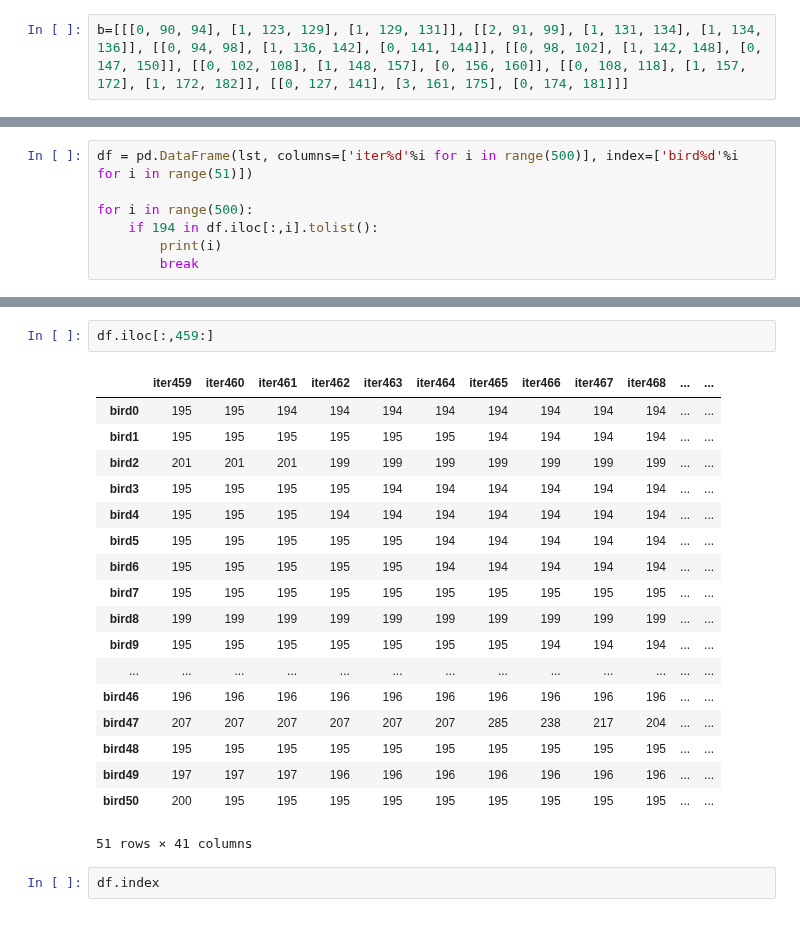
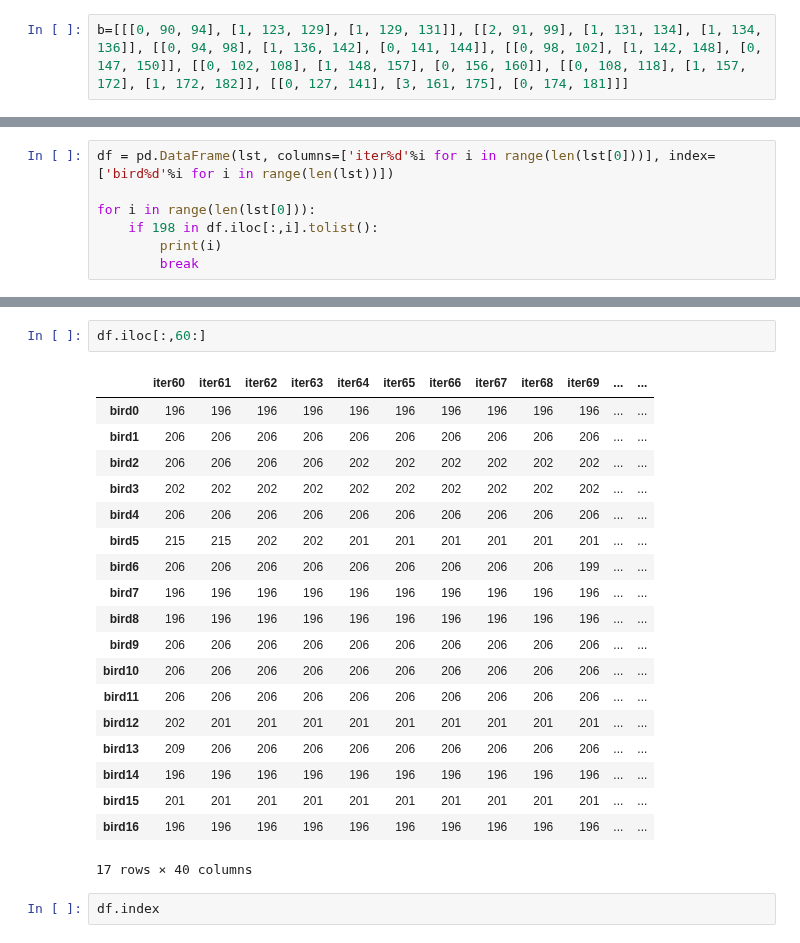
Before and after one commit to dawnohdawn/multi-object-JSSP-with-lot-spliting, a Jupyter notebook: 邻域算子试验.ipynb, the cells around one changed output, grey strips where cells are left out. Cells and saved outputs as stored; diff of their text form.

```diff
--- a/邻域算子试验.ipynb
+++ b/邻域算子试验.ipynb
@@ -37,8 +43,8 @@ lst=[[278, 264, 261, 252, 252, 252, 252, 250, 230, 230, 230, 230, 230, 230, 230,
 # %%
-df = pd.DataFrame(lst, columns=['iter%d'%i for i in range(500)], index=['bird%d'%i for i in range(51)])
+df = pd.DataFrame(lst, columns=['iter%d'%i for i in range(len(lst[0]))], index=['bird%d'%i for i in range(len(lst))])
 
-for i in range(500):
-    if 194 in df.iloc[:,i].tolist():
+for i in range(len(lst[0])):
+    if 198 in df.iloc[:,i].tolist():
         print(i)
         break
 # %% [output]
@@ -51,24 +57,25 @@ for i in range(500):
 # %%
-df.iloc[:,459:]
+df.iloc[:,60:]
 # %% [output]
-|  | iter459 | iter460 | iter461 | iter462 | iter463 | iter464 | iter465 | iter466 | iter467 | iter468 | ... | ... |
-| bird0 | 195 | 195 | 194 | 194 | 194 | 194 | 194 | 194 | 194 | 194 | ... | ... |
-| bird1 | 195 | 195 | 195 | 195 | 195 | 195 | 194 | 194 | 194 | 194 | ... | ... |
-| bird2 | 201 | 201 | 201 | 199 | 199 | 199 | 199 | 199 | 199 | 199 | ... | ... |
-| bird3 | 195 | 195 | 195 | 195 | 194 | 194 | 194 | 194 | 194 | 194 | ... | ... |
-| bird4 | 195 | 195 | 195 | 194 | 194 | 194 | 194 | 194 | 194 | 194 | ... | ... |
-| bird5 | 195 | 195 | 195 | 195 | 195 | 194 | 194 | 194 | 194 | 194 | ... | ... |
-| bird6 | 195 | 195 | 195 | 195 | 195 | 194 | 194 | 194 | 194 | 194 | ... | ... |
-| bird7 | 195 | 195 | 195 | 195 | 195 | 195 | 195 | 195 | 195 | 195 | ... | ... |
-| bird8 | 199 | 199 | 199 | 199 | 199 | 199 | 199 | 199 | 199 | 199 | ... | ... |
-| bird9 | 195 | 195 | 195 | 195 | 195 | 195 | 195 | 194 | 194 | 194 | ... | ... |
-| ... | ... | ... | ... | ... | ... | ... | ... | ... | ... | ... | ... | ... |
-| bird46 | 196 | 196 | 196 | 196 | 196 | 196 | 196 | 196 | 196 | 196 | ... | ... |
-| bird47 | 207 | 207 | 207 | 207 | 207 | 207 | 285 | 238 | 217 | 204 | ... | ... |
-| bird48 | 195 | 195 | 195 | 195 | 195 | 195 | 195 | 195 | 195 | 195 | ... | ... |
-| bird49 | 197 | 197 | 197 | 196 | 196 | 196 | 196 | 196 | 196 | 196 | ... | ... |
-| bird50 | 200 | 195 | 195 | 195 | 195 | 195 | 195 | 195 | 195 | 195 | ... | ... |
+|  | iter60 | iter61 | iter62 | iter63 | iter64 | iter65 | iter66 | iter67 | iter68 | iter69 | ... | ... |
+| bird0 | 196 | 196 | 196 | 196 | 196 | 196 | 196 | 196 | 196 | 196 | ... | ... |
+| bird1 | 206 | 206 | 206 | 206 | 206 | 206 | 206 | 206 | 206 | 206 | ... | ... |
+| bird2 | 206 | 206 | 206 | 206 | 202 | 202 | 202 | 202 | 202 | 202 | ... | ... |
+| bird3 | 202 | 202 | 202 | 202 | 202 | 202 | 202 | 202 | 202 | 202 | ... | ... |
+| bird4 | 206 | 206 | 206 | 206 | 206 | 206 | 206 | 206 | 206 | 206 | ... | ... |
+| bird5 | 215 | 215 | 202 | 202 | 201 | 201 | 201 | 201 | 201 | 201 | ... | ... |
+| bird6 | 206 | 206 | 206 | 206 | 206 | 206 | 206 | 206 | 206 | 199 | ... | ... |
+| bird7 | 196 | 196 | 196 | 196 | 196 | 196 | 196 | 196 | 196 | 196 | ... | ... |
+| bird8 | 196 | 196 | 196 | 196 | 196 | 196 | 196 | 196 | 196 | 196 | ... | ... |
+| bird9 | 206 | 206 | 206 | 206 | 206 | 206 | 206 | 206 | 206 | 206 | ... | ... |
+| bird10 | 206 | 206 | 206 | 206 | 206 | 206 | 206 | 206 | 206 | 206 | ... | ... |
+| bird11 | 206 | 206 | 206 | 206 | 206 | 206 | 206 | 206 | 206 | 206 | ... | ... |
+| bird12 | 202 | 201 | 201 | 201 | 201 | 201 | 201 | 201 | 201 | 201 | ... | ... |
+| bird13 | 209 | 206 | 206 | 206 | 206 | 206 | 206 | 206 | 206 | 206 | ... | ... |
+| bird14 | 196 | 196 | 196 | 196 | 196 | 196 | 196 | 196 | 196 | 196 | ... | ... |
+| bird15 | 201 | 201 | 201 | 201 | 201 | 201 | 201 | 201 | 201 | 201 | ... | ... |
+| bird16 | 196 | 196 | 196 | 196 | 196 | 196 | 196 | 196 | 196 | 196 | ... | ... |
-51 rows × 41 columns
+17 rows × 40 columns
 # %%
 df.index
 # %%
```
Also changed, not shown: parts of 34 cells of this notebook, 5 other files.
